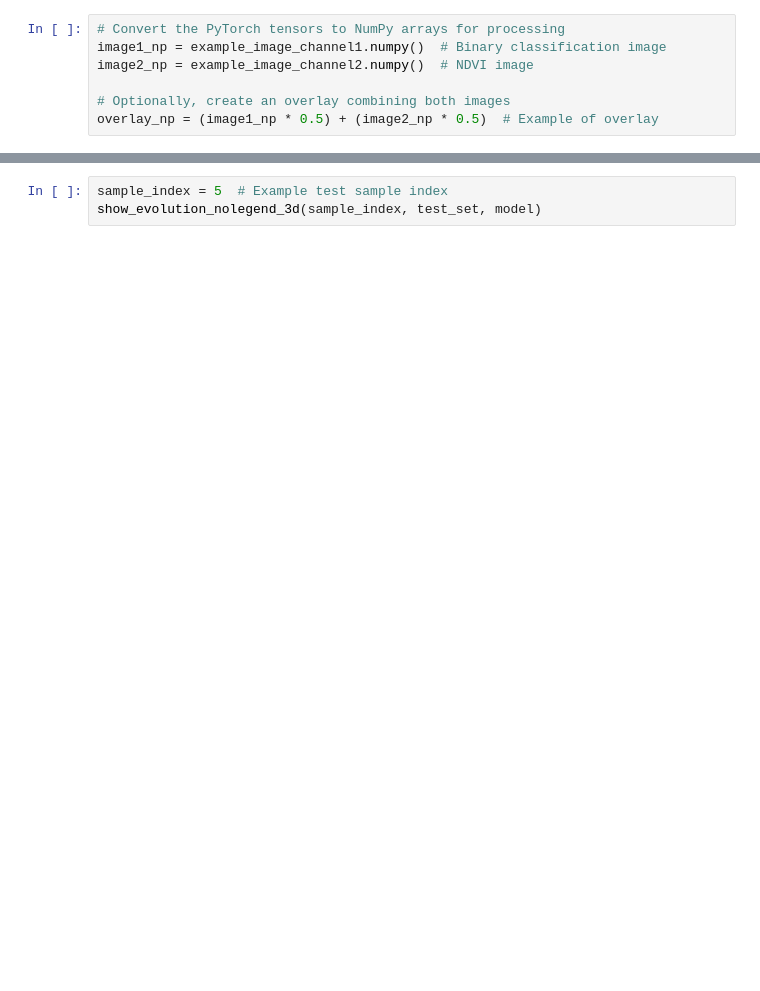
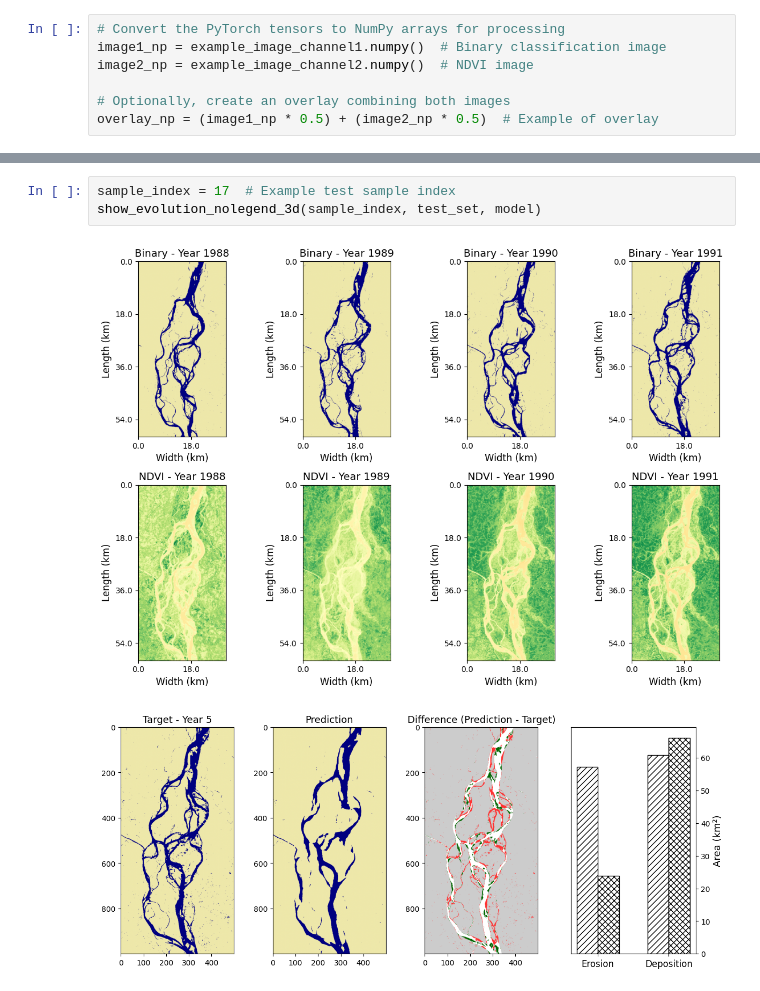
Before and after one commit to guin0x/aiaiaik-ramba, a Jupyter notebook: plotting.ipynb, the cells around one changed output, grey strips where cells are left out. Saved outputs shown, nothing was run; the diff lists cells and outputs as text; blank space fills up the shorter version.

```diff
--- a/plotting.ipynb
+++ b/plotting.ipynb
@@ -186,3 +194,6 @@ plot_losses_metrics(train_losses, val_losses, metrics, model, loss_f="BCE")
 # %%
-sample_index = 5  # Example test sample index
+sample_index = 17  # Example test sample index
 show_evolution_nolegend_3d(sample_index, test_set, model)
+# %% [output]
+[figure, added]
+[figure, added]
```
Also changed, not shown: parts of 7 cells of this notebook, 3 other files.
